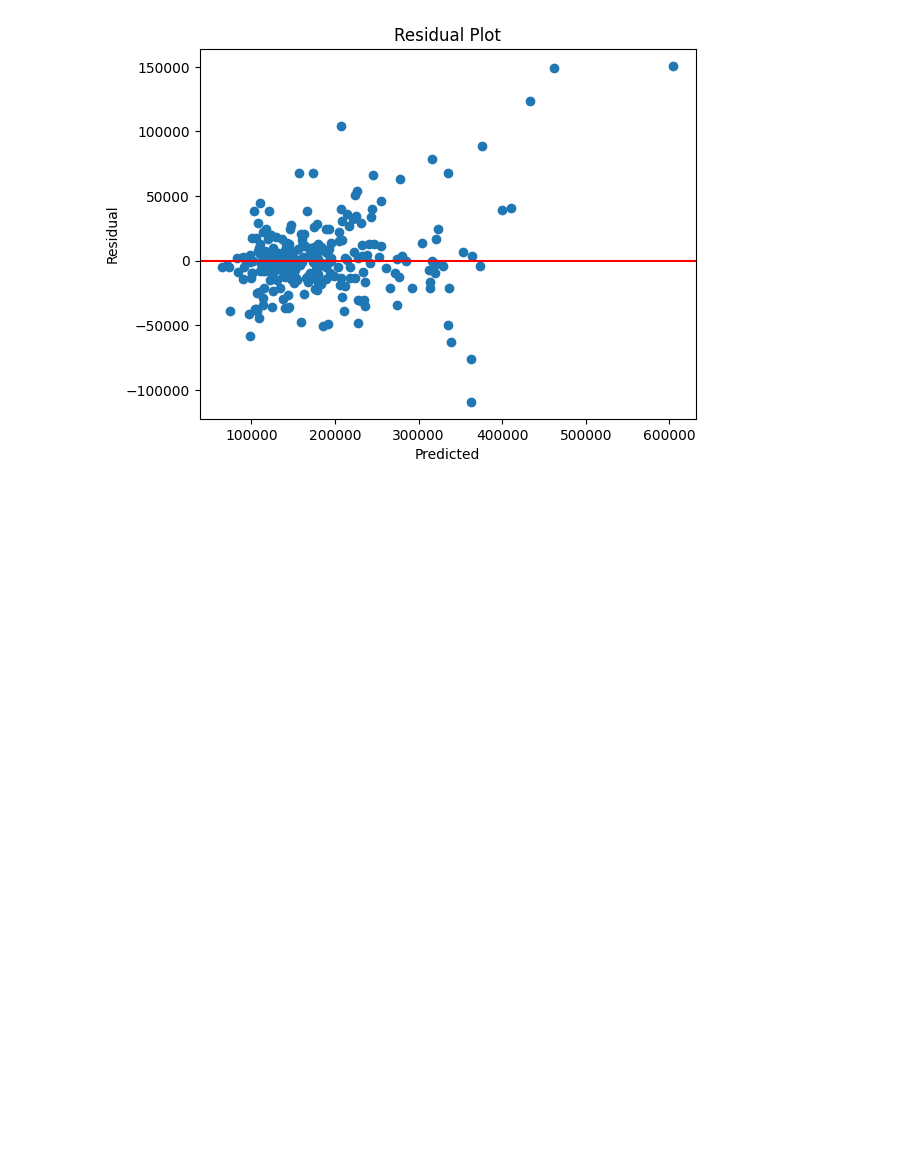
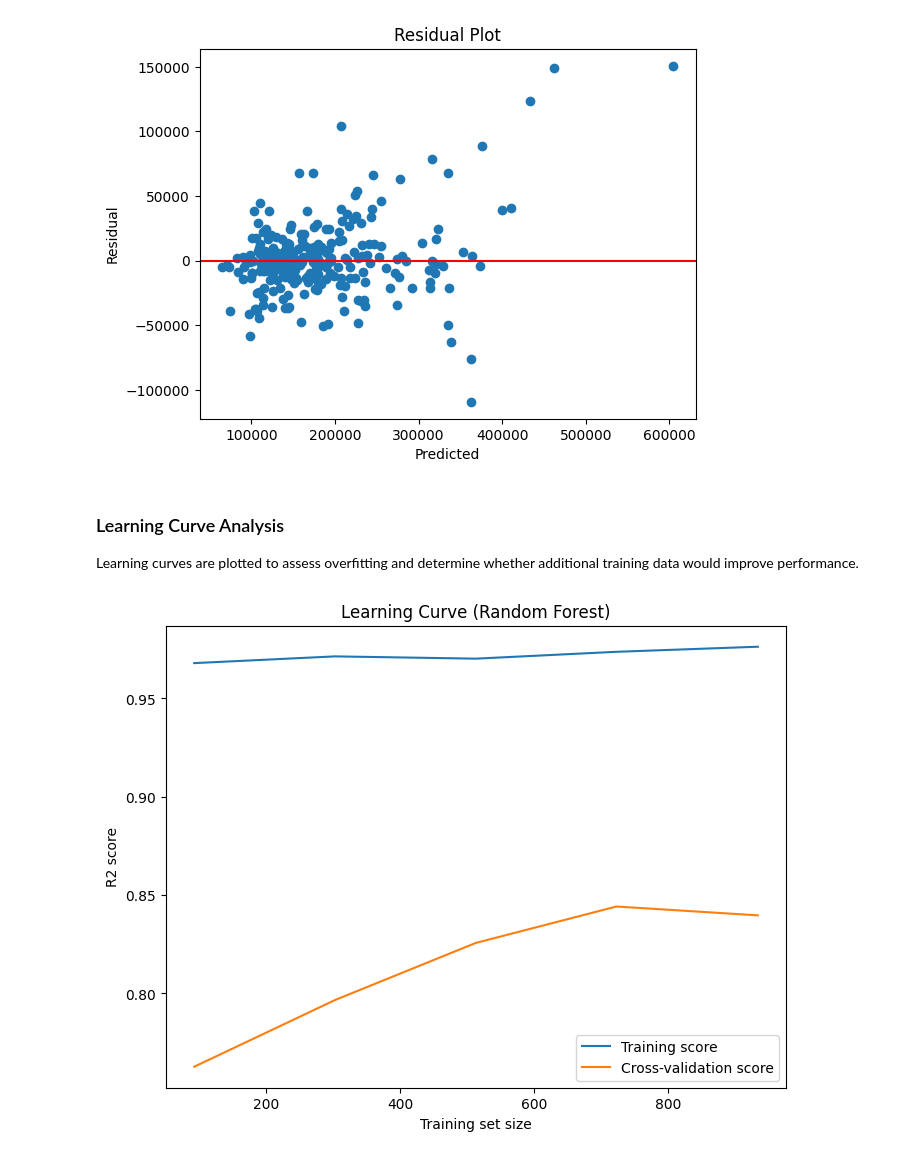
Before and after one commit to senemyilmaz/house-price-prediction, a Jupyter notebook: House_Price_Prediction.ipynb, the cells around one changed output. Drawn from its saved outputs; the diff is of its cells as text; code cells hidden in the pictures; blank space fills up the shorter version.

Commit message:
Add learning curve analysis for final model

```diff
--- a/House_Price_Prediction.ipynb
+++ b/House_Price_Prediction.ipynb
@@ -462,3 +463,31 @@ plt.title("Residual Plot")
 plt.show()
 # %% [output]
 [figure]
+# %% [markdown]
+### Learning Curve Analysis
+
+Learning curves are plotted to assess overfitting and determine whether additional training data would improve performance.
+# %%
+
+train_sizes, train_scores, test_scores = learning_curve(
+    rf_model_sel,
+    X_train_sel,
+    y_train,
+    cv=5,
+    scoring="r2"
+)
+
+
+train_scores_mean = np.mean(train_scores, axis=1)
+test_scores_mean  = np.mean(test_scores, axis=1)
+
+plt.figure(figsize=(8,6))
+plt.plot(train_sizes, train_scores_mean, label="Training score")
+plt.plot(train_sizes, test_scores_mean, label="Cross-validation score")
+plt.xlabel("Training set size")
+plt.ylabel("R2 score")
+plt.title("Learning Curve (Random Forest)")
+plt.legend()
+plt.show()
+# %% [output]
+[figure, added]
```
Also changed, not shown: parts of 1 cell of this notebook.
